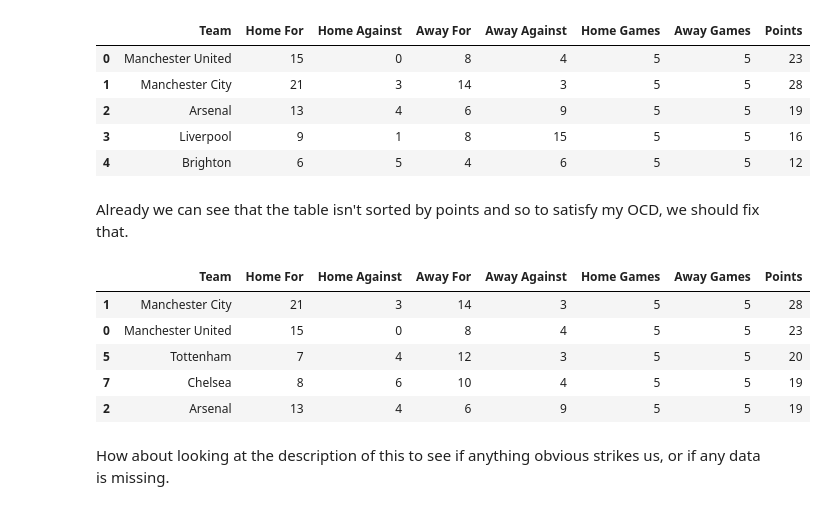
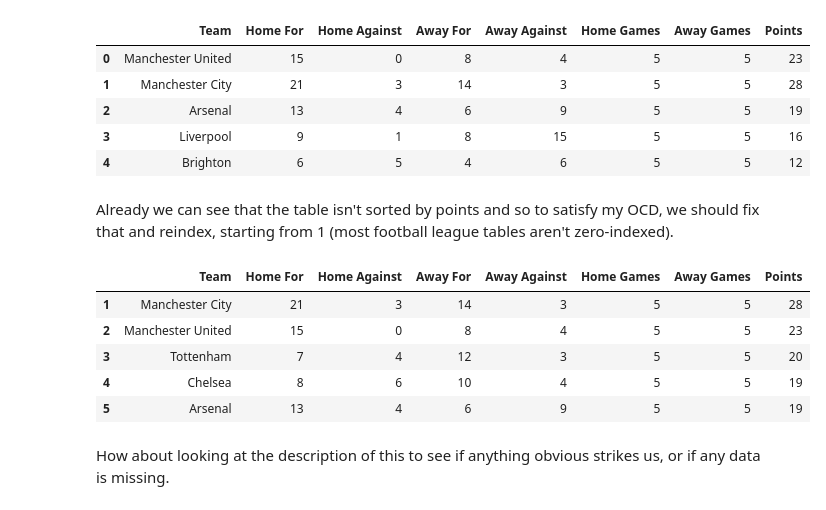
Before and after one commit to jblood14/football, a Jupyter notebook: Season_Modelling.ipynb, the cells around one changed output. Drawn from its saved outputs; the diff is of its cells as text; code cells hidden in the pictures.

```diff
--- a/Season_Modelling.ipynb
+++ b/Season_Modelling.ipynb
@@ -34,17 +38,18 @@ df.head()
 | 3 | Liverpool | 9 | 1 | 8 | 15 | 5 | 5 | 16 |
 | 4 | Brighton | 6 | 5 | 4 | 6 | 5 | 5 | 12 |
 # %% [markdown]
-Already we can see that the table isn't sorted by points and so to satisfy my OCD, we should fix that.
+Already we can see that the table isn't sorted by points and so to satisfy my OCD, we should fix that and reindex, starting from 1 (most football league tables aren't zero-indexed).
 # %%
 df = df.sort_values('Points',ascending=False)
+df.index = np.arange(1, len(df)+1)
 df.head()
 # %% [output]
 |  | Team | Home For | Home Against | Away For | Away Against | Home Games | Away Games | Points |
 | 1 | Manchester City | 21 | 3 | 14 | 3 | 5 | 5 | 28 |
-| 0 | Manchester United | 15 | 0 | 8 | 4 | 5 | 5 | 23 |
-| 5 | Tottenham | 7 | 4 | 12 | 3 | 5 | 5 | 20 |
-| 7 | Chelsea | 8 | 6 | 10 | 4 | 5 | 5 | 19 |
-| 2 | Arsenal | 13 | 4 | 6 | 9 | 5 | 5 | 19 |
+| 2 | Manchester United | 15 | 0 | 8 | 4 | 5 | 5 | 23 |
+| 3 | Tottenham | 7 | 4 | 12 | 3 | 5 | 5 | 20 |
+| 4 | Chelsea | 8 | 6 | 10 | 4 | 5 | 5 | 19 |
+| 5 | Arsenal | 13 | 4 | 6 | 9 | 5 | 5 | 19 |
 # %% [markdown]
 How about looking at the description of this to see if anything obvious strikes us, or if any data is missing.
 # %%
```
Also changed, not shown: parts of 19 cells of this notebook, 1 other file.
